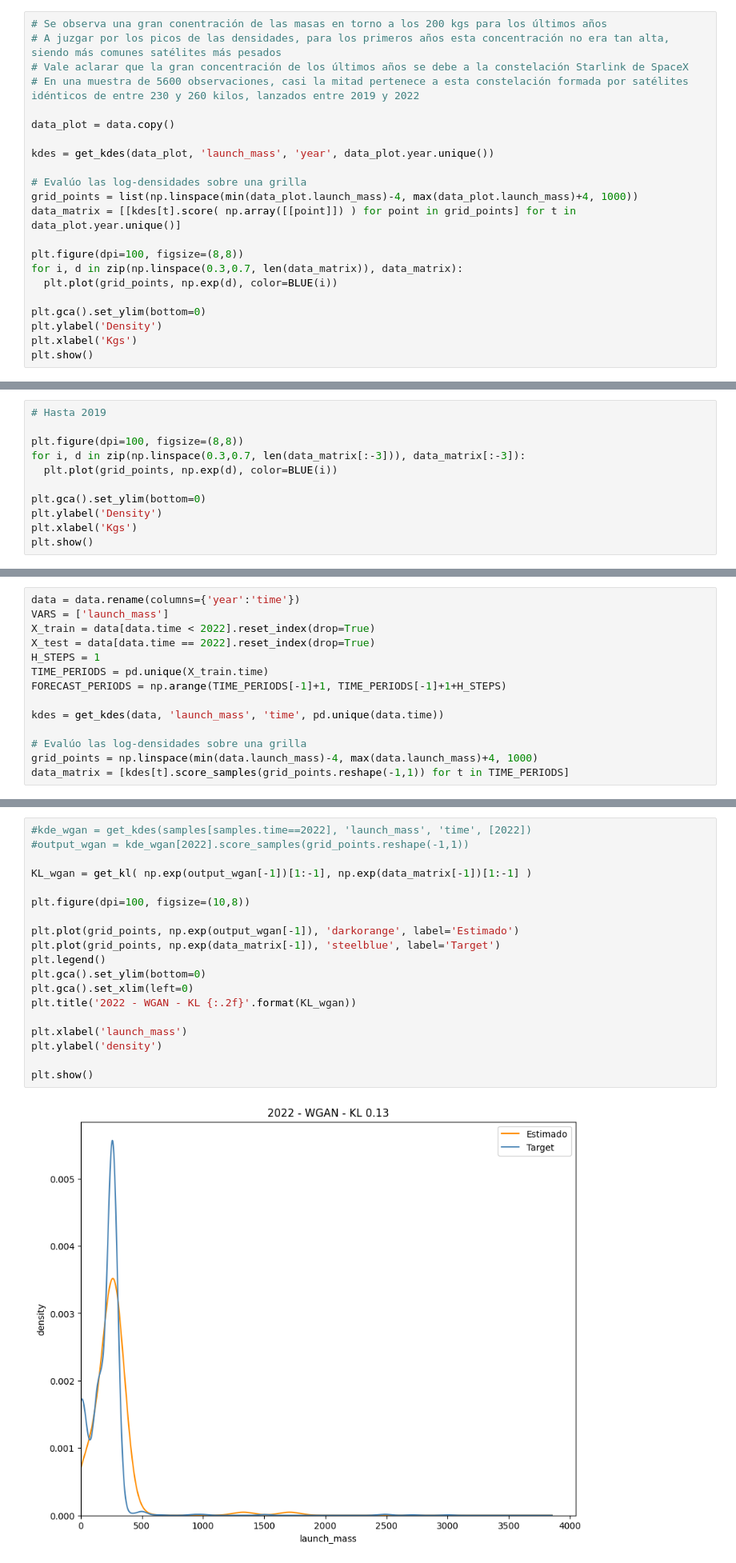
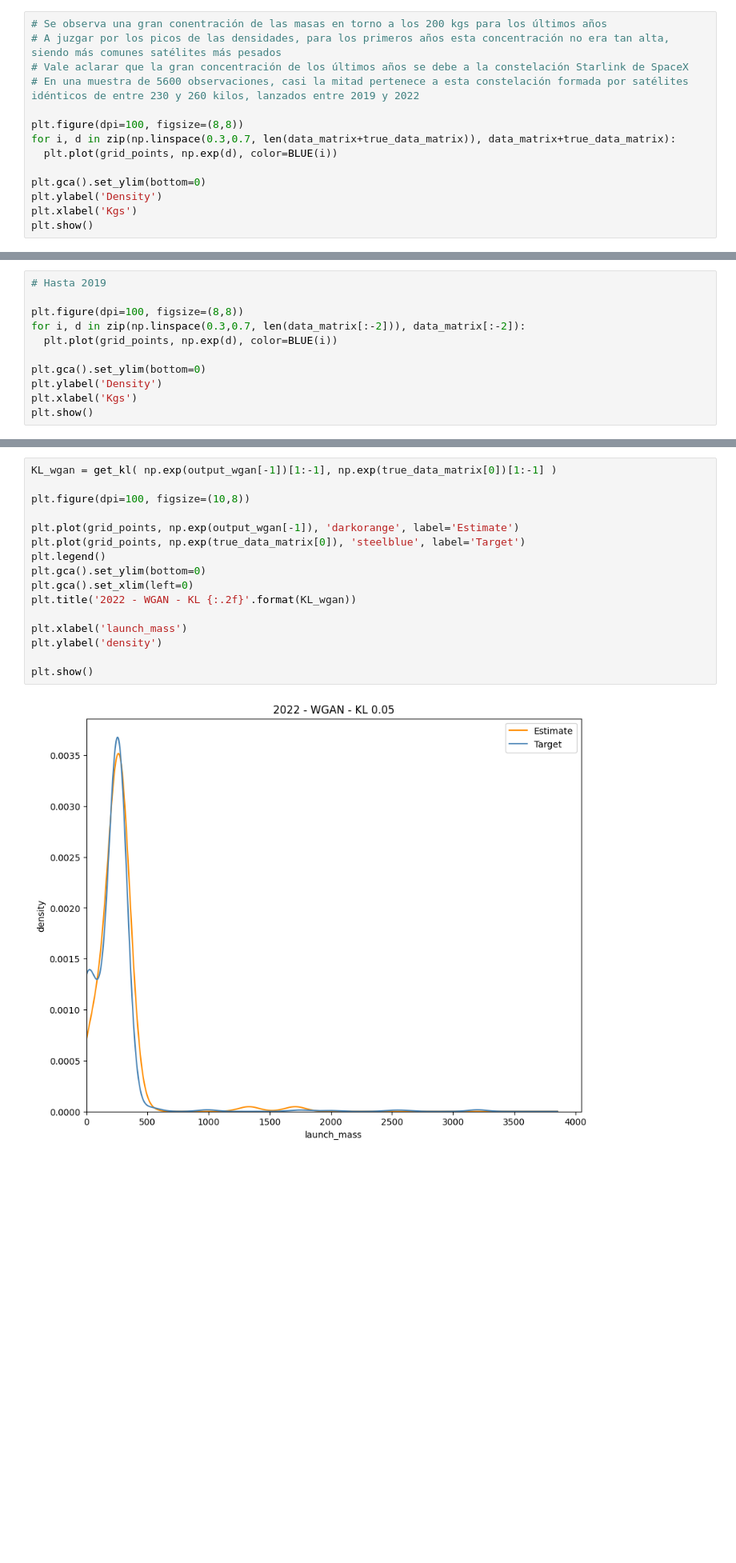
Before and after one commit to lipinoelbreve/densities-time-series, a Jupyter notebook: aplicacion_satelites.ipynb, the cells around one changed output, grey strips where cells are left out. Shown at 80% size. Saved outputs shown, nothing was run; the diff lists cells and outputs as text; blank space fills up the shorter version.

```diff
--- a/aplicacion_satelites.ipynb
+++ b/aplicacion_satelites.ipynb
@@ -175,16 +192,8 @@ Name: launch_mass, dtype: int64
 # Vale aclarar que la gran concentración de los últimos años se debe a la constelación Starlink de SpaceX
 # En una muestra de 5600 observaciones, casi la mitad pertenece a esta constelación formada por satélites idénticos de entre 230 y 260 kilos, lanzados entre 2019 y 2022
 
-data_plot = data.copy()
-
-kdes = get_kdes(data_plot, 'launch_mass', 'year', data_plot.year.unique())
-
-# Evalúo las log-densidades sobre una grilla
-grid_points = list(np.linspace(min(data_plot.launch_mass)-4, max(data_plot.launch_mass)+4, 1000))
-data_matrix = [[kdes[t].score( np.array([[point]]) ) for point in grid_points] for t in data_plot.year.unique()]
-
 plt.figure(dpi=100, figsize=(8,8))
-for i, d in zip(np.linspace(0.3,0.7, len(data_matrix)), data_matrix):
+for i, d in zip(np.linspace(0.3,0.7, len(data_matrix+true_data_matrix)), data_matrix+true_data_matrix):
   plt.plot(grid_points, np.exp(d), color=BLUE(i))
 
 plt.gca().set_ylim(bottom=0)
@@ -197,7 +206,7 @@ plt.show()
 # Hasta 2019
 
 plt.figure(dpi=100, figsize=(8,8))
-for i, d in zip(np.linspace(0.3,0.7, len(data_matrix[:-3])), data_matrix[:-3]):
+for i, d in zip(np.linspace(0.3,0.7, len(data_matrix[:-2])), data_matrix[:-2]):
   plt.plot(grid_points, np.exp(d), color=BLUE(i))
 
 plt.gca().set_ylim(bottom=0)
@@ -215,15 +218 @@ Ajustaremos los 3 modelos hasta el 2021, y compararemos las predicciones para 20
-# %%
-data = data.rename(columns={'year':'time'})
-VARS = ['launch_mass']
-X_train = data[data.time < 2022].reset_index(drop=True)
-X_test = data[data.time == 2022].reset_index(drop=True)
-H_STEPS = 1
-TIME_PERIODS = pd.unique(X_train.time)
-FORECAST_PERIODS = np.arange(TIME_PERIODS[-1]+1, TIME_PERIODS[-1]+1+H_STEPS)
-
-kdes = get_kdes(data, 'launch_mass', 'time', pd.unique(data.time))
-
-# Evalúo las log-densidades sobre una grilla
-grid_points = np.linspace(min(data.launch_mass)-4, max(data.launch_mass)+4, 1000)
-data_matrix = [kdes[t].score_samples(grid_points.reshape(-1,1)) for t in TIME_PERIODS]
 # %%
@@ -621,23 +596,20 @@ plt.ylabel('density');
 # %% [output]
 [figure]
 # %%
-#kde_wgan = get_kdes(samples[samples.time==2022], 'launch_mass', 'time', [2022])
-#output_wgan = kde_wgan[2022].score_samples(grid_points.reshape(-1,1))
-
-KL_wgan = get_kl( np.exp(output_wgan[-1])[1:-1], np.exp(data_matrix[-1])[1:-1] )
+KL_wgan = get_kl( np.exp(output_wgan[-1])[1:-1], np.exp(true_data_matrix[0])[1:-1] )
 
 plt.figure(dpi=100, figsize=(10,8))
 
-plt.plot(grid_points, np.exp(output_wgan[-1]), 'darkorange', label='Estimado')
-plt.plot(grid_points, np.exp(data_matrix[-1]), 'steelblue', label='Target')
+plt.plot(grid_points, np.exp(output_wgan[-1]), 'darkorange', label='Estimate')
+plt.plot(grid_points, np.exp(true_data_matrix[0]), 'steelblue', label='Target')
 plt.legend()
 plt.gca().set_ylim(bottom=0)
 plt.gca().set_xlim(left=0)
 plt.title('2022 - WGAN - KL {:.2f}'.format(KL_wgan))
 
 plt.xlabel('launch_mass')
 plt.ylabel('density')
 
 plt.show()
 # %% [output]
-[figure, old version]
+[figure, new version]
```
Also changed, not shown: parts of 11 cells of this notebook.
